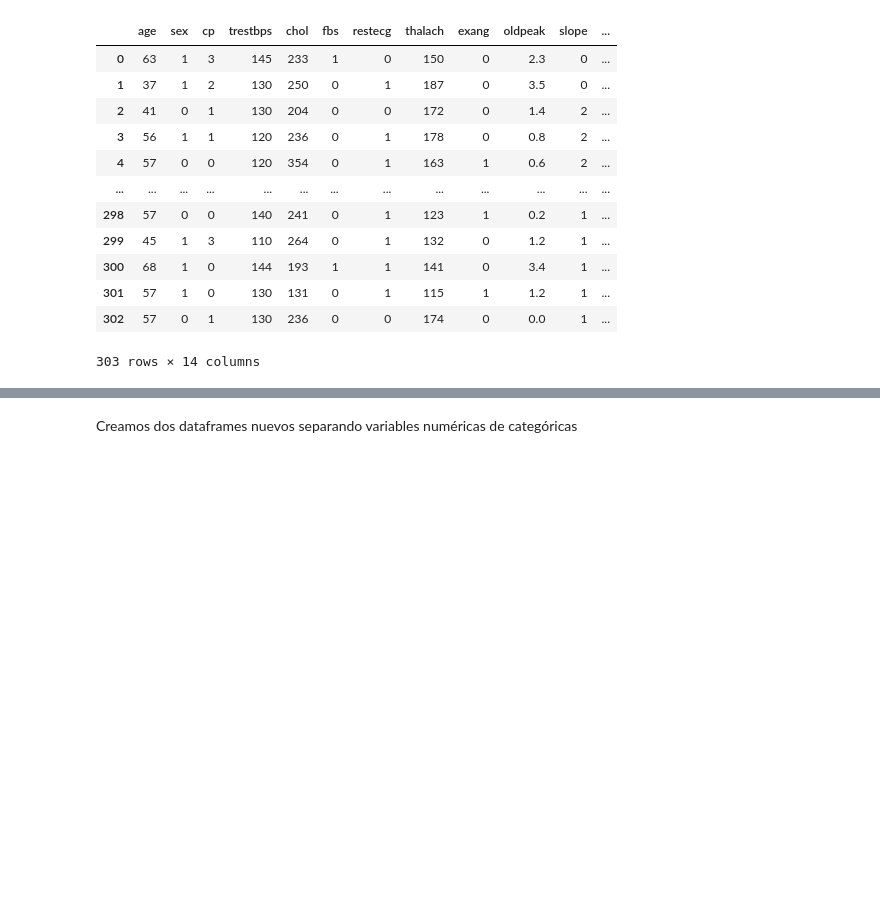
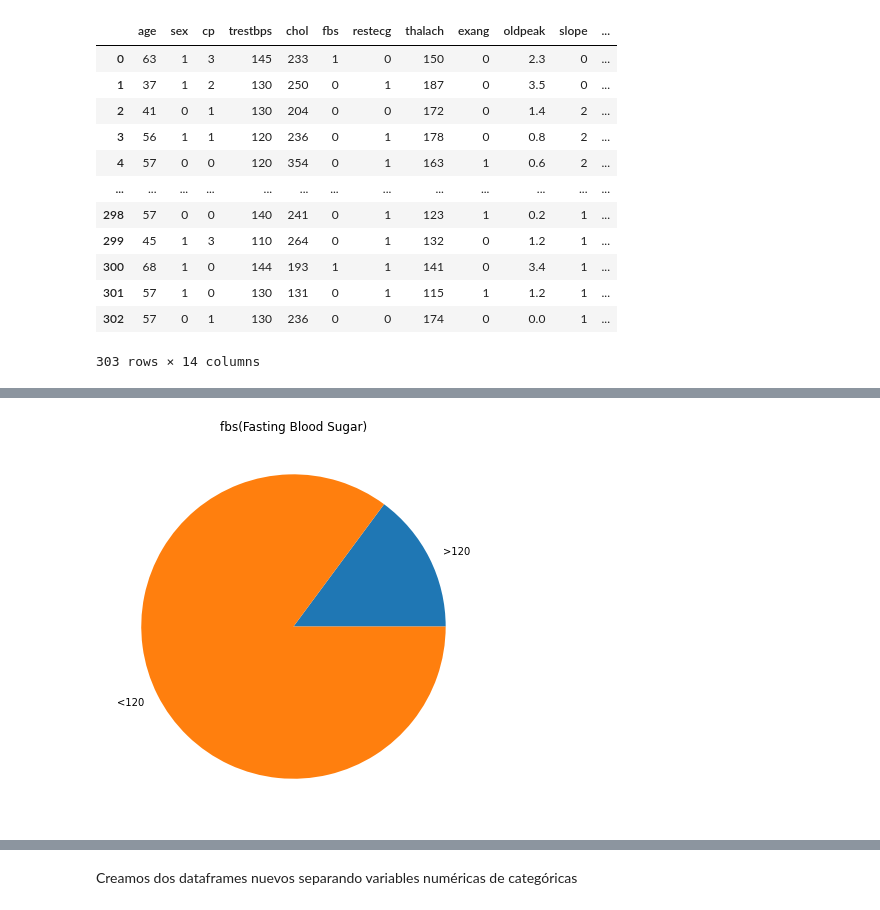
Before and after one commit to anamunoz01/PROYECTO-INTEGRADOR-III, a Jupyter notebook: ClasBinaria.ipynb, the cells around one changed output, grey strips where cells are left out. Saved outputs shown, nothing was run; the diff lists cells and outputs as text; code cells hidden in the pictures; blank space fills up the shorter version.

```diff
--- a/ClasBinaria.ipynb
+++ b/ClasBinaria.ipynb
@@ -68,0 +92,9 @@ df
+# %%
+grupos = ['>120', '<120']
+data = [ 45, 258]
+fig = plt.figure(figsize =(10, 7))
+plt.pie(data, labels = grupos)
+plt.title('fbs(Fasting Blood Sugar)')
+plt.show()
+# %% [output]
+[figure, added]
```
Also changed, not shown: parts of 24 cells of this notebook.
